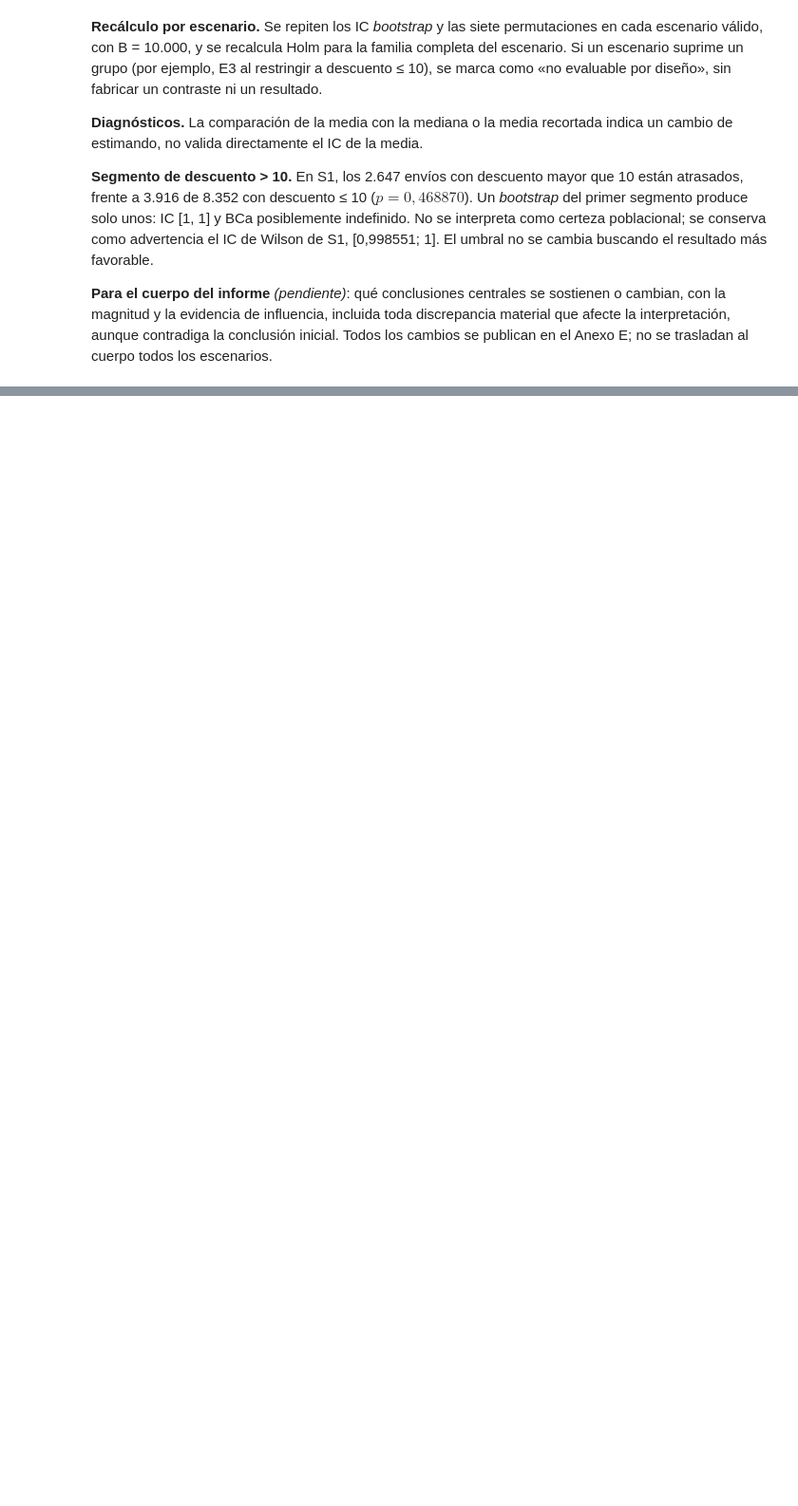
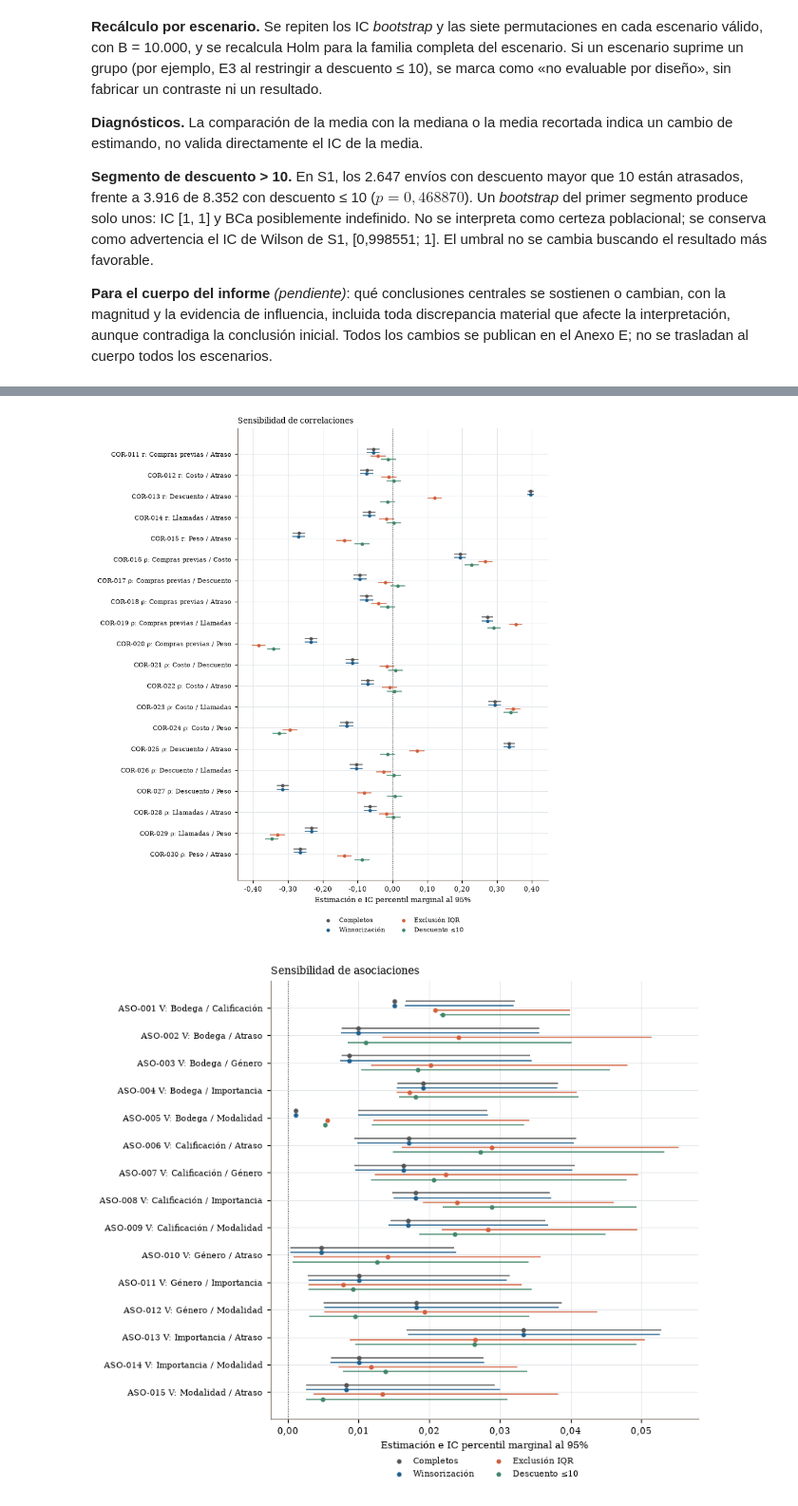
Before and after one commit to joserodriguezc/grupo_1_estadistica_computacional, a Jupyter notebook: sumativa_2/notebooks/sumativa_2_grupo1.ipynb, the cells around one changed output, grey strips where cells are left out. Shown at 95% size. Saved outputs shown, nothing was run; the diff lists cells and outputs as text; code cells hidden in the pictures; blank space fills up the shorter version.

Commit message:
feat(S2): evaluar sensibilidad de pruebas y coeficientes

```diff
--- a/sumativa_2/notebooks/sumativa_2_grupo1.ipynb
+++ b/sumativa_2/notebooks/sumativa_2_grupo1.ipynb
@@ -1991,0 +2324,61 @@ Para cada escenario se registran la regla, los IDs afectados, el n retenido y lo
+# %%
+COLORES_SENS = {'completos': GRIS, 'winsor_01_99': AZUL, 'exclusion_iqr': TERRA, 'descuento_le10':'#41866a'}
+ETIQ_SENS = {'completos':'Completos', 'winsor_01_99':'Winsorización', 'exclusion_iqr':'Exclusión IQR', 'descuento_le10':'Descuento ≤10'}
+for familia, es_v in [('correlaciones',False),('asociaciones',True)]:
+    sub = sensibilidad_coeficientes[sensibilidad_coeficientes['estimando'].eq('v_cramer')==es_v]
+    ids = sorted(sub['id'].unique())
+    fig, ax = plt.subplots(figsize=(ANCHO+1, max(5,len(ids)*0.42)))
+    for j,nombre in enumerate(ORDEN_ESCENARIOS_SENS):
+        t = sub[sub['escenario'].eq(nombre)].set_index('id').loc[ids]
+        posiciones = np.arange(len(ids))+(j-1.5)*0.17
+        ax.hlines(posiciones,t['ic_inf'],t['ic_sup'],color=COLORES_SENS[nombre],linewidth=1)
+        ax.scatter(t['estimacion'],posiciones,s=9,color=COLORES_SENS[nombre],label=ETIQ_SENS[nombre],zorder=3)
+    base = sub[sub['escenario'].eq('completos')].set_index('id').loc[ids]
+    etiquetas = []
+    for id,r in base.iterrows():
+        a,b=r['variable'].split('|')
+        metodo = 'V' if es_v else ('ρ' if r['estimando']=='rho_spearman' else 'r')
+        etiquetas.append(f"{id} {metodo}: {ETIQ_CORTA.get(a,'Atraso')} / {ETIQ_CORTA.get(b,'Atraso')}")
+    ax.set_yticks(range(len(ids)),etiquetas,fontsize=7)
+    ax.invert_yaxis()
+    ax.axvline(0,color=GRIS,linestyle=':',linewidth=0.8)
+    ax.set_xlabel('Estimación e IC percentil marginal al 95%')
+    ax.xaxis.set_major_formatter(FuncFormatter(lambda x,_:num(x,2)))
+    ax.set_title(f'Sensibilidad de {familia}')
+    ax.legend(loc='upper center',bbox_to_anchor=(0.5,-0.07),ncols=2,fontsize=7)
+    guardar(f'fig_sens_{familia}_intervalos',fig)
+    plt.close(fig)
+
+fig,ejes,sobrantes = rejilla(7,ncols=2,alto=2.0)
+for ax,codigo in zip(ejes,ORDEN_PRUEBAS):
+    t = sensibilidad_pruebas[sensibilidad_pruebas['codigo'].eq(codigo)].set_index('escenario').loc[list(ORDEN_ESCENARIOS_SENS)]
+    ax.bar(range(4),t['efecto'],color=[COLORES_SENS[x] for x in ORDEN_ESCENARIOS_SENS])
+    ax.axhline(0,color=GRIS,linewidth=0.7)
+    ax.set_xticks(range(4),['Base','Winsor','IQR','≤10'],fontsize=7)
+    ax.set_title(codigo+' · '+{'T01':'V de Cramér','T02':'Δ peso (g)','T03':'Δ descuento',
+        'E1':'Biserial de rangos','E2':'Δ tasa alta/resto','E3':'Δ tasa >10/≤10','E4':'Δ costo (USD)'}[codigo])
+    ax.yaxis.set_major_formatter(FuncFormatter(lambda x,_:num(x,3)))
+    for j,(_,r) in enumerate(t.iterrows()):
+        if r['estado']!='evaluable': ax.text(j,0,'No evaluable',rotation=90,fontsize=6,va='bottom',ha='center')
+for ax in sobrantes: ax.set_visible(False)
+guardar('fig_sens_efectos_pruebas',fig)
+plt.close(fig)
+
+matriz_p = sensibilidad_pruebas.pivot(index='codigo',columns='escenario',values='p_perm_holm').reindex(index=ORDEN_PRUEBAS,columns=ORDEN_ESCENARIOS_SENS)
+fig,ax = plt.subplots(figsize=(ANCHO,3.7))
+im = ax.imshow(-np.log10(matriz_p.to_numpy()),aspect='auto',cmap='Blues',vmin=0)
+ax.set_xticks(range(4),[ETIQ_SENS[x] for x in ORDEN_ESCENARIOS_SENS],fontsize=8)
+ax.set_yticks(range(7),ORDEN_PRUEBAS)
+for i in range(7):
+    for j in range(4):
+        v=matriz_p.iloc[i,j]
+        ax.text(j,i,'No evaluable' if pd.isna(v) else num(v,4),ha='center',va='center',fontsize=8,
+                color='white' if pd.notna(v) and -np.log10(v)>2 else 'black')
+ax.set_title('p de permutación ajustados con Holm; umbral 0,05')
+ax.grid(False)
+fig.colorbar(im,ax=ax,label='−log₁₀(p Holm)')
+guardar('fig_sens_holm_escenarios',fig)
+plt.close(fig)
+# %% [output]
+[figure, added]
+[figure, added]
```
Also changed, not shown: parts of 7 cells of this notebook, 15 other files.
